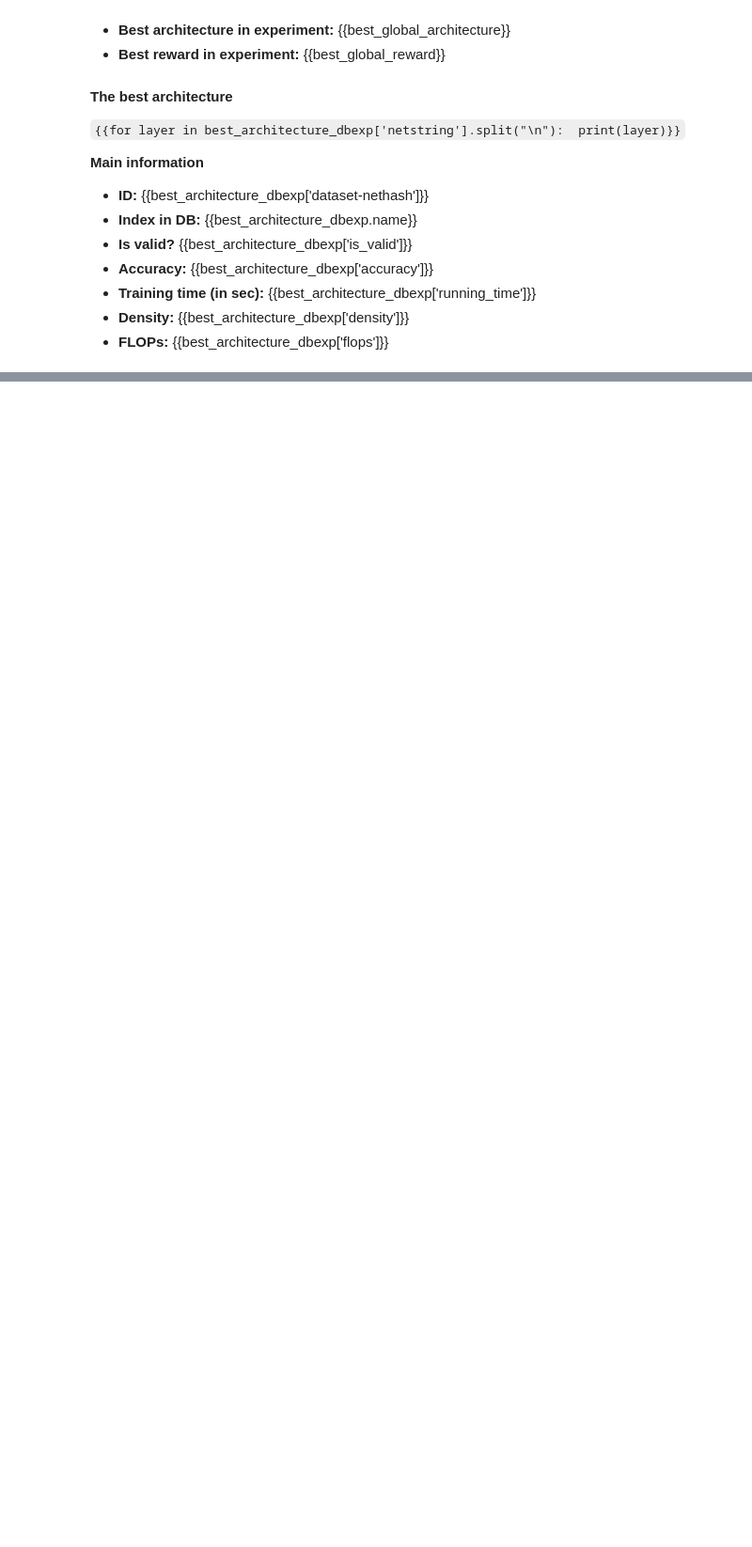
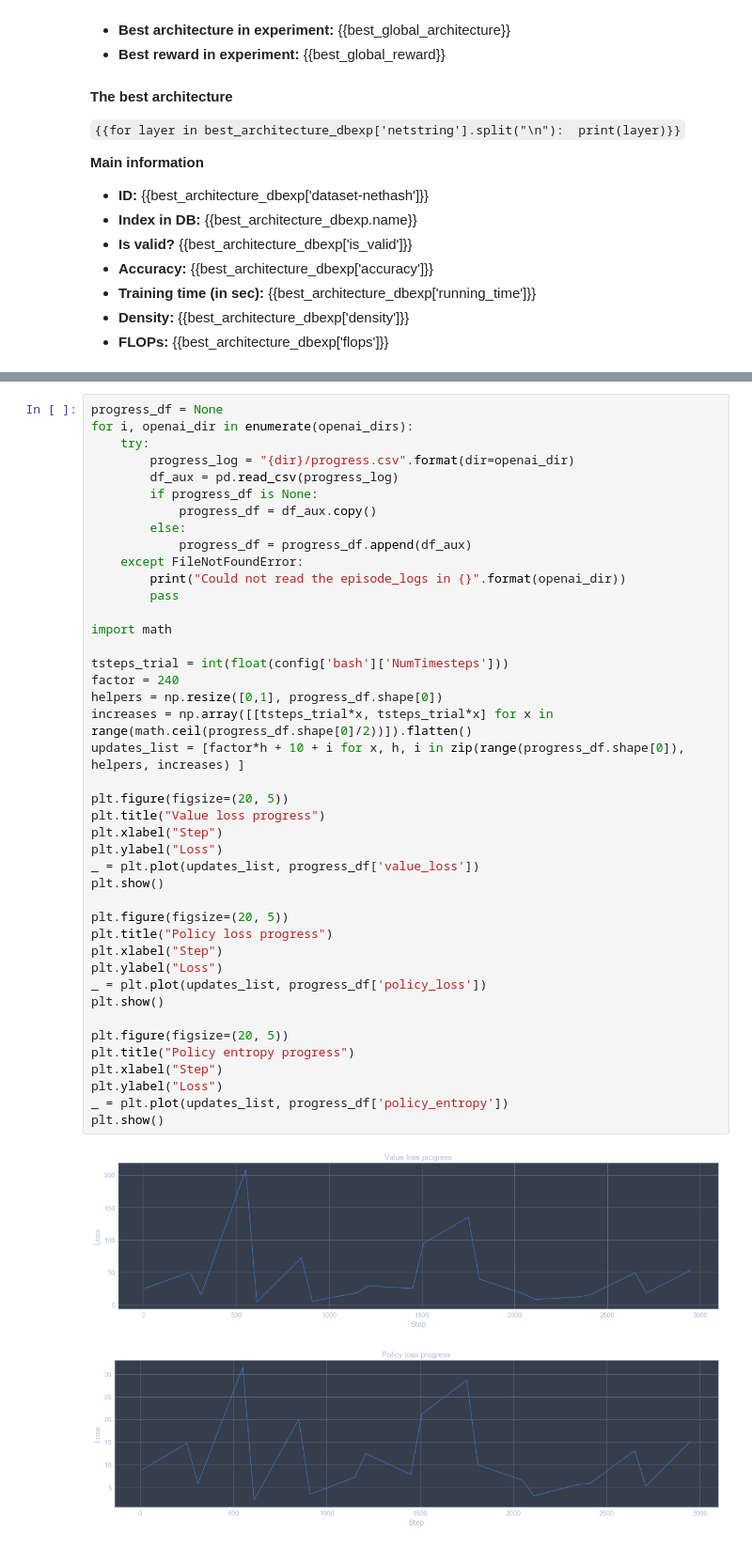
Before and after one commit to gomerudo/nas-dmrl, a Jupyter notebook: notebooks/Exploring NAS + DMRL V3.ipynb, the cells around one changed output, grey strips where cells are left out. Shown at 94% size. Cells and saved outputs as stored; diff of their text form; blank space fills up the shorter version.

```diff
--- a/notebooks/Exploring NAS + DMRL V3.ipynb
+++ b/notebooks/Exploring NAS + DMRL V3.ipynb
@@ -514,0 +452,45 @@ plt.show()
+# %%
+progress_df = None
+for i, openai_dir in enumerate(openai_dirs):
+    try:
+        progress_log = "{dir}/progress.csv".format(dir=openai_dir)
+        df_aux = pd.read_csv(progress_log)
+        if progress_df is None:
+            progress_df = df_aux.copy()
+        else:
+            progress_df = progress_df.append(df_aux)
+    except FileNotFoundError:
+        print("Could not read the episode_logs in {}".format(openai_dir))
+        pass
+
+import math
+
+tsteps_trial = int(float(config['bash']['NumTimesteps']))
+factor = 240
+helpers = np.resize([0,1], progress_df.shape[0])
+increases = np.array([[tsteps_trial*x, tsteps_trial*x] for x in range(math.ceil(progress_df.shape[0]/2))]).flatten()
+updates_list = [factor*h + 10 + i for x, h, i in zip(range(progress_df.shape[0]), helpers, increases) ]
+
+plt.figure(figsize=(20, 5))
+plt.title("Value loss progress")
+plt.xlabel("Step")
+plt.ylabel("Loss")
+_ = plt.plot(updates_list, progress_df['value_loss'])
+plt.show()
+
+plt.figure(figsize=(20, 5))
+plt.title("Policy loss progress")
+plt.xlabel("Step")
+plt.ylabel("Loss")
+_ = plt.plot(updates_list, progress_df['policy_loss'])
+plt.show()
+
+plt.figure(figsize=(20, 5))
+plt.title("Policy entropy progress")
+plt.xlabel("Step")
+plt.ylabel("Loss")
+_ = plt.plot(updates_list, progress_df['policy_entropy'])
+plt.show()
+# %% [output]
+[figure, added]
+[figure, added]
```
Also changed, not shown: parts of 8 cells of this notebook, 2 other files.
